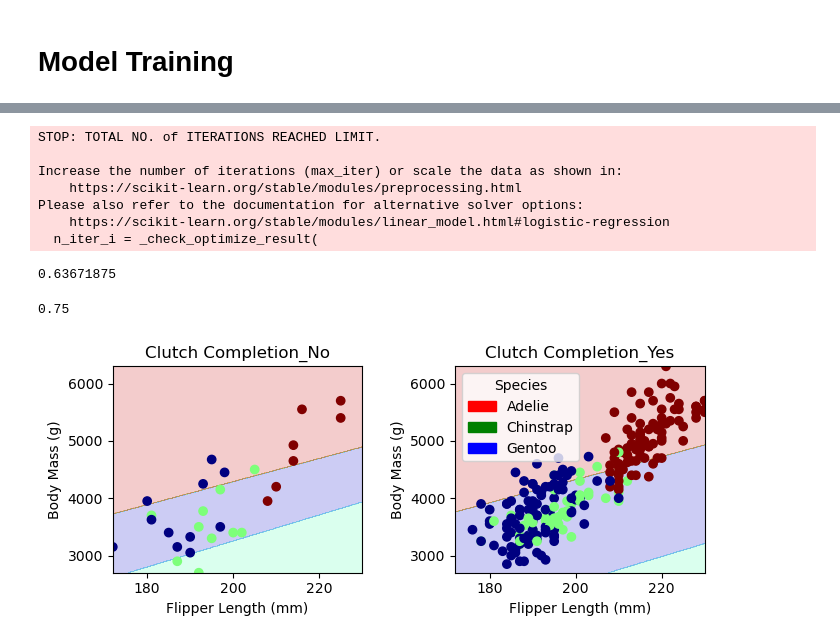
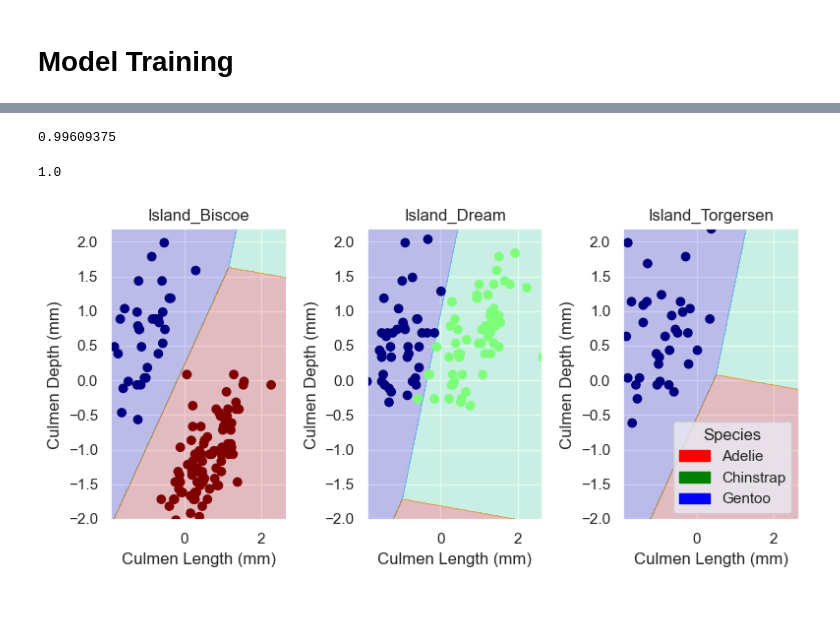
Before and after one commit to lawolff1702/lawolff1702.github.io, a Jupyter notebook: posts/Classifying Palmer Penguins/index.ipynb, the cells around one changed output, grey strips where cells are left out. Saved outputs shown, nothing was run; the diff lists cells and outputs as text; code cells hidden in the pictures; blank space fills up the shorter version.

```diff
--- a/posts/Classifying Palmer Penguins/index.ipynb
+++ b/posts/Classifying Palmer Penguins/index.ipynb
@@ -114,11 +114,19 @@ We can observe that not every species is found on every island. The Adelie Pengu
 # %%
 from itertools import combinations
 from sklearn.linear_model import LogisticRegression
+from sklearn.preprocessing import StandardScaler
+
 
 all_qual_cols = ["Clutch Completion", "Sex", "Island"]
 all_quant_cols = ['Culmen Length (mm)', 'Culmen Depth (mm)', 'Flipper Length (mm)', 'Body Mass (g)', 'Delta 15 N (o/oo)', 'Delta 13 C (o/oo)']
 
-LR = LogisticRegression(max_iter=10000)
+LR = LogisticRegression()
+scaler = StandardScaler()
+
+X_train[all_quant_cols] = scaler.fit_transform(X_train[all_quant_cols])
+score = 0
+final_cols = []
+
 
 for qual in all_qual_cols:
   qual_cols = [col for col in X_train.columns if qual in col ]
@@ -127,8 +135,10 @@ for qual in all_qual_cols:
 
     # you could train models and score them here, keeping the list of
     # columns for the model that has the best score.
-    m = LR.fit(X_train[cols], y_train)
-    if m.score(X_train[cols], y_train) >= 0.95:
-      print(m.score(X_train[cols], y_train))
-      print(cols)
+    LR.fit(X_train[cols], y_train)
+    if LR.score(X_train[cols], y_train) > score:
+      score = LR.score(X_train[cols], y_train)
+      final_cols = cols
+
+print(f"The best model scored {score*100}% accuracy when testing on training data using: \n{final_cols}")
 # %% [output]
@@ -165,30 +147,22 @@ Please also refer to the documentation for alternative solver options:
-# %%
-# this counts as 3 features because the two Clutch Completion
-# columns are transformations of a single original measurement.
-# you should find a way to automatically select some better columns
-# as suggested in the code block above
-cols = ["Flipper Length (mm)", "Body Mass (g)", "Clutch Completion_No", "Clutch Completion_Yes"]
-
-LR = LogisticRegression()
-LR.fit(X_train[cols], y_train)
-LR.score(X_train[cols], y_train)
-# %% [output]
-STOP: TOTAL NO. of ITERATIONS REACHED LIMIT.
-
-Increase the number of iterations (max_iter) or scale the data as shown in:
-    https://scikit-learn.org/stable/modules/preprocessing.html
-Please also refer to the documentation for alternative solver options:
-    https://scikit-learn.org/stable/modules/linear_model.html#logistic-regression
-  n_iter_i = _check_optimize_result(
-0.63671875
+# %%
+final_cols = ['Culmen Length (mm)', 'Culmen Depth (mm)', 'Island_Biscoe', 'Island_Dream', 'Island_Torgersen']
+LR = LogisticRegression()
+LR.fit(X_train[final_cols], y_train)
+LR.score(X_train[final_cols], y_train)
+# %% [output]
+0.99609375
 # %%
 test_url = "https://raw.githubusercontent.com/PhilChodrow/ml-notes/main/data/palmer-penguins/test.csv"
 test = pd.read_csv(test_url)
 
+test["Species"] = test["Species"].str.split().str.get(0)
+
 X_test, y_test = prepare_data(test)
-LR.score(X_test[cols], y_test)
+X_test[all_quant_cols] = scaler.fit_transform(X_test[all_quant_cols])
+
+LR.score(X_test[final_cols], y_test)
 # %% [output]
-0.75
+1.0
 # %%
 from matplotlib import pyplot as plt
 import numpy as np
@@ -201,7 +175,7 @@ def plot_regions(model, X, y):
     x1 = X[X.columns[1]]
     qual_features = X.columns[2:]
 
-    fig, axarr = plt.subplots(1, len(qual_features), figsize = (7, 3))
+    fig, axarr = plt.subplots(1, len(qual_features), figsize = (8, 4))
 
     # create a grid
     grid_x = np.linspace(x0.min(),x0.max(),501)
@@ -245,6 +219,6 @@ def plot_regions(model, X, y):
 
       plt.tight_layout()
 # %%
-plot_regions(LR, X_train[cols], y_train)
+plot_regions(LR, X_train[final_cols], y_train)
 # %% [output]
-[figure, old version]
+[figure, new version]
```
Also changed, not shown: parts of 5 cells of this notebook, 9 other files.
